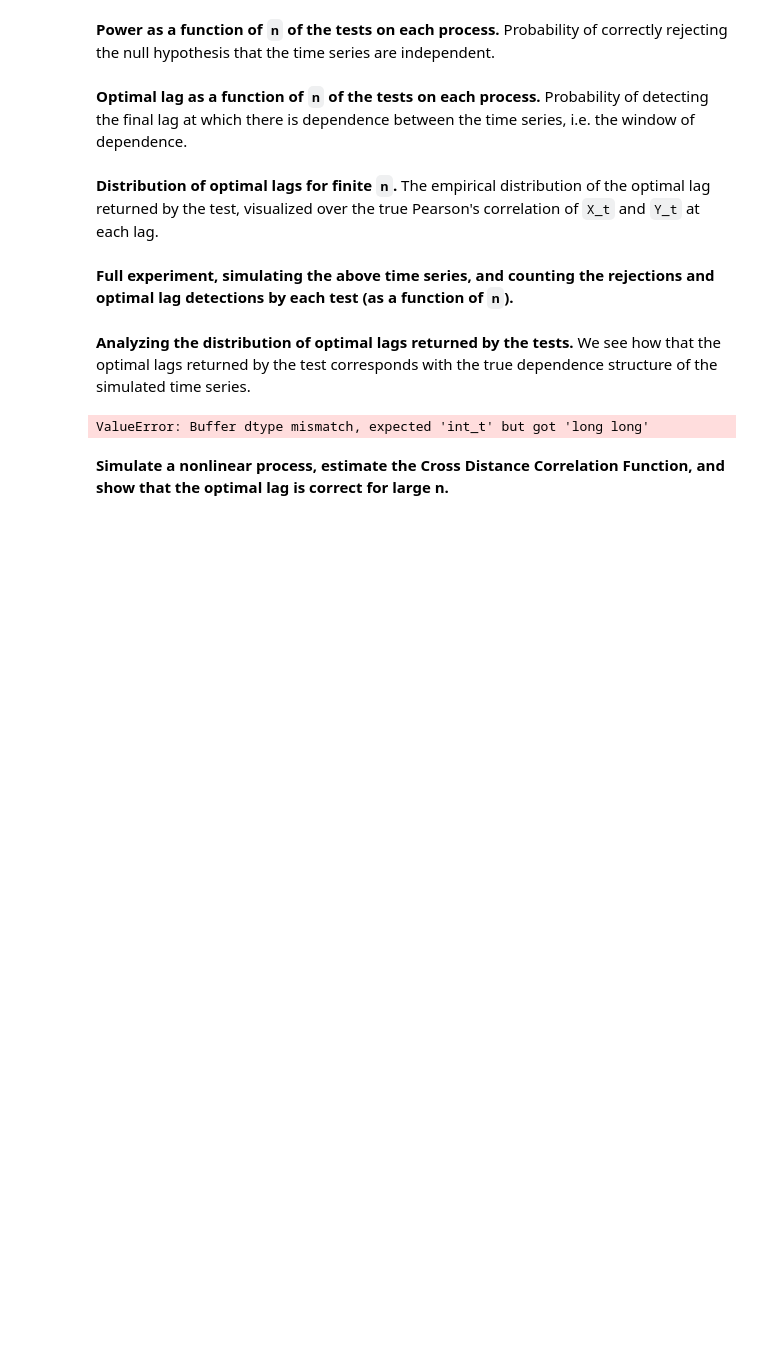
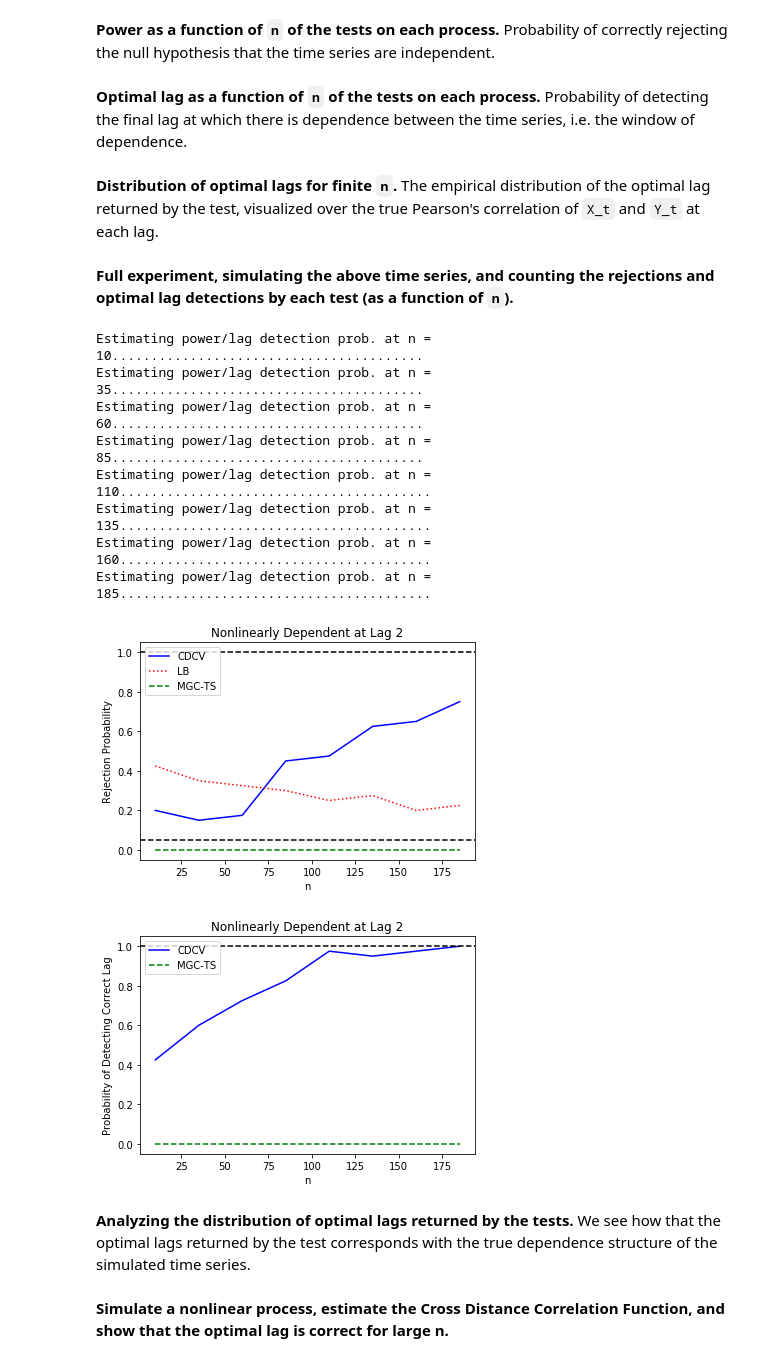
Before and after one commit to neurodata/mgcpy-old, a Jupyter notebook: demos/time-series/time-series.ipynb, the cells around one changed output. Saved outputs shown, nothing was run; the diff lists cells and outputs as text; code cells hidden in the pictures; blank space fills up the shorter version.

Commit message:
Fixed plots for nonlinear dependence power curves.

```diff
--- a/demos/time-series/time-series.ipynb
+++ b/demos/time-series/time-series.ipynb
@@ -98,7 +98,7 @@ def nonlin_dep_ma1(n, sigma2 = 1.0):
 
     return X, Y
 # %%
-def nonlin_dep_lag_m(n, m = 3, phi_m = 0.8, sigma2 = 1.0):
+def nonlin_dep_lag_m(n, m = 2, phi_m = 1, sigma2 = 0.5):
     # X_t and Y_t are together a bivarite NMA(3).
     # Innovations follow N(0, sigma2).
 
@@ -229,17 +229,16 @@ def opt_lag_dist(optimal_lags, title, color = 'lightgreen'):
 **Full experiment, simulating the above time series, and counting the rejections and optimal lag detections by each test (as a function of `n`).**
 # %%
 # Experimental parameters.
-sample_sizes  = range(10,60,10)
+sample_sizes  = range(10,200,25)
 num_sims      = 40
 num_bootstrap = 100
 alpha         = 0.05
-maxlag        = 1
+maxlag        = 2
 compute_pval  = True
 processes = {
     'indep_ar1'  : { 'simulate': indep_ar1,  'name': "Independent AR(1)", 'true_lag': -1},
     'lin_dep_ar1': { 'simulate': lin_dep_ar1,  'name': "Correlated AR(1)", 'true_lag': 1},
-    # 'nonlin_dep_ar1' : { 'simulate': nonlin_dep_ma1,  'name': "Nonlinearly Dependent MA(1)", 'true_lag': 0},
-    'nonlin_dep_lag_3' : { 'simulate': nonlin_dep_lag_m,  'name': "Nonlinearly Dependent at Lag 3", 'true_lag': 3},
+    'nonlin_dep_lag_2' : { 'simulate': nonlin_dep_lag_m,  'name': "Nonlinearly Dependent at Lag 2", 'true_lag': 2},
 }
 # %%
 # Initialize objects and holders.
@@ -254,41 +253,52 @@ lag_probs = {'cdcv': np.zeros(len(sample_sizes)),
              'mgc_ts': np.zeros(len(sample_sizes))}
 
 # Run experiments.
-for p in processes:
+for p in ['nonlin_dep_lag_2']: # add processes
     process = processes[p]
     simulate = process['simulate']
     for i in range(len(sample_sizes)):
         rejects  = {'cdcv': 0.0, 'mgc_ts': 0.0, 'lb': 0.0}
         opt_lags = {'cdcv': np.zeros(num_sims), 'mgc_ts': np.zeros(num_sims)}
         n = sample_sizes[i]
         print("Estimating power/lag detection prob. at n =", str(n), end = "")
 
         # Simulate time series and count rejections.
         for t in range(num_sims):
             print('.', end='')
             X, Y = simulate(n)
 
-            for r in ['cdcv', 'mgc_ts', 'lb']:
+            for r in ['cdcv',  'lb']: # add 'mgc_ts'
                 test = tests[r]
                 if r is not 'lb':
                     test_statistic, metadata = test.test_statistic(X, Y)
                     detects = opt_lags[r]
                     detects[t] = metadata['optimal_lag']
                 if compute_pval:
                     p_value, _ = test.p_value(X, Y, replication_factor = num_bootstrap)
                     if (p_value < alpha): rejects[r] += 1
-        for r in ['cdcv', 'mgc_ts', 'lb']:
+        for r in ['cdcv', 'lb']: # add 'mgc_ts'
             power = powers[r]
             power[i] = rejects[r]/num_sims
             if r is not 'lb':
                 lag_prob = lag_probs[r]
                 lag_prob[i] = np.count_nonzero(opt_lags[r] == process['true_lag'])/num_sims
         print("")
 
     # Display power estimates and probility of detecting the correct lag.
     if compute_pval:
         power_curve(sample_sizes, powers, alpha, process['name'])
     optimal_lag_curve(sample_sizes, lag_probs, process['name'])
+# %% [output]
+Estimating power/lag detection prob. at n = 10........................................
+Estimating power/lag detection prob. at n = 35........................................
+Estimating power/lag detection prob. at n = 60........................................
+Estimating power/lag detection prob. at n = 85........................................
+Estimating power/lag detection prob. at n = 110........................................
+Estimating power/lag detection prob. at n = 135........................................
+Estimating power/lag detection prob. at n = 160........................................
+Estimating power/lag detection prob. at n = 185........................................
+[figure, added]
+[figure, added]
 # %% [markdown]
 **Analyzing the distribution of optimal lags returned by the tests.** We see how that the optimal lags returned by the test corresponds with the true dependence structure of the simulated time series.
 # %%
@@ -315,8 +325,6 @@ for n in [15, 30, 60]:
     title_mgc_ts = "MGC-TS, Crosscorrelated AR(1), n = %d" % n
     opt_lag_dist_stems(optimal_lags_cdcv, true_correlations, title = title_cdcv, color = 'powderblue')
     opt_lag_dist_stems(optimal_lags_mgc_ts, true_correlations, title = title_mgc_ts, color = 'lightgreen')
-# %% [output]
-ValueError: Buffer dtype mismatch, expected 'int_t' but got 'long long'
 # %%
 def lin_dep_ar3(n, phi_1 = 0.5, phi_3 = 0.5, sigma2 = 1.0):
     # X_t and Y_t are together a bivarite AR(3).
```
Also changed, not shown: parts of 1 cell of this notebook, 6 other files.
